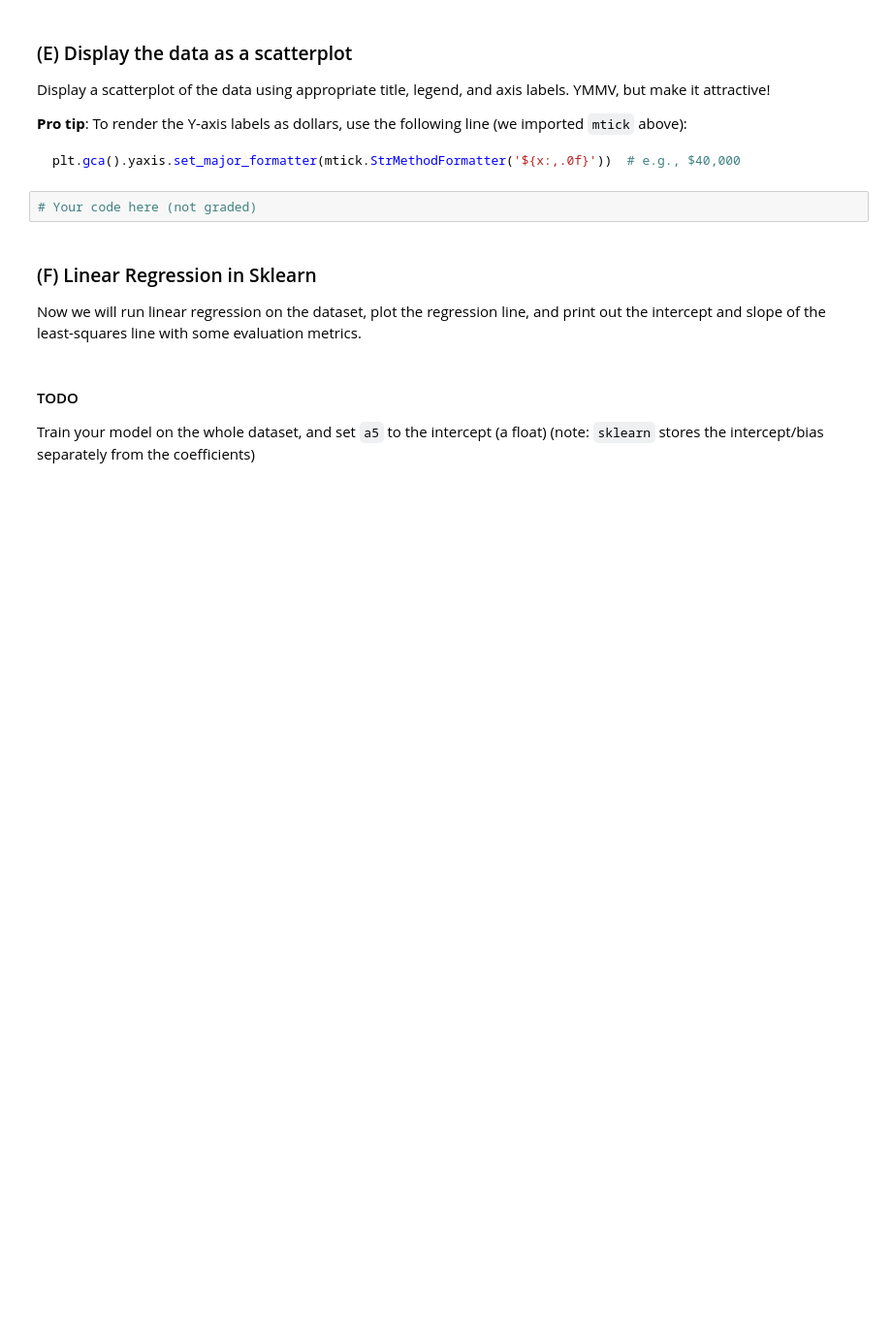
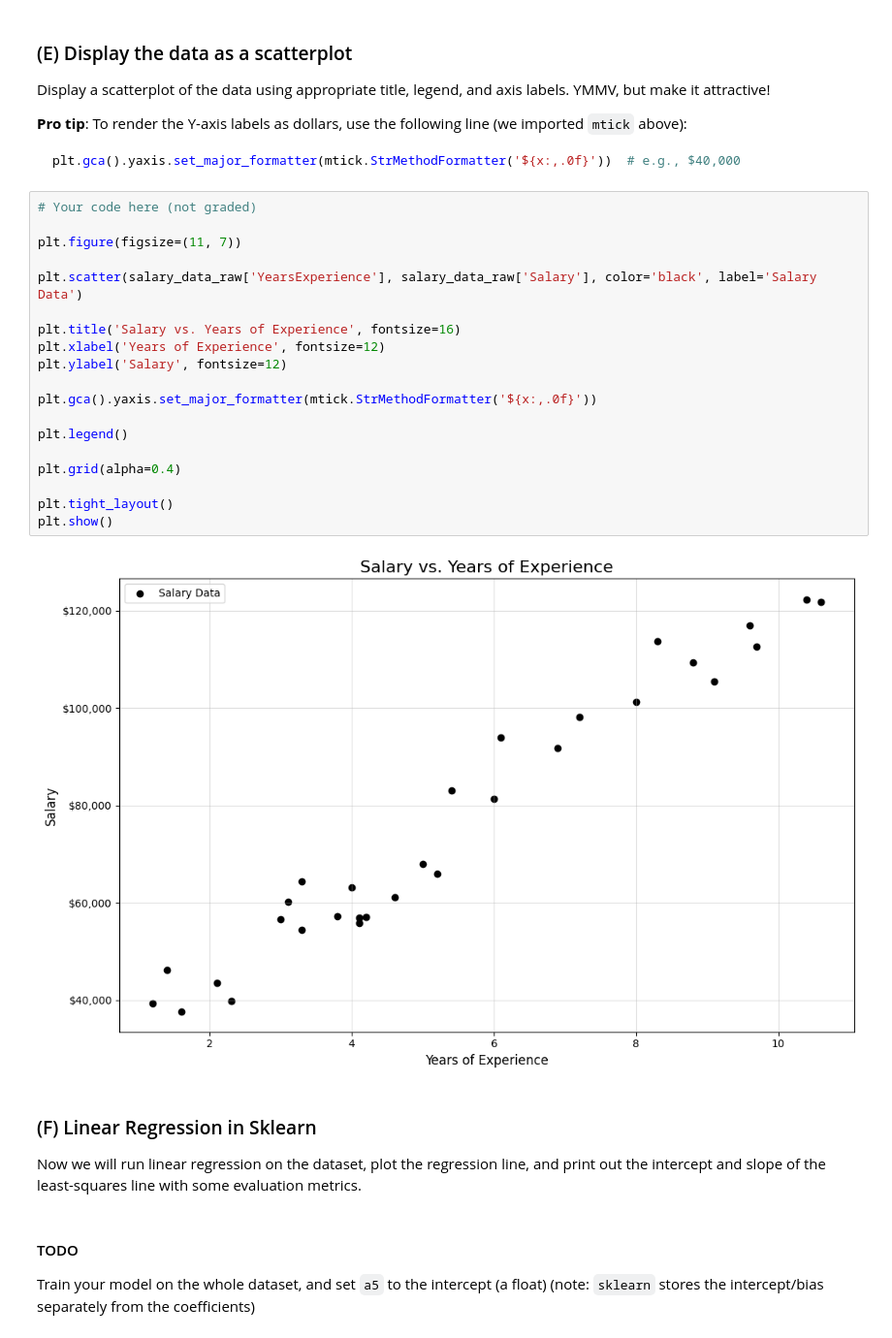
Before and after one commit to CockrelMBU25/Module-3-Assignments, a Jupyter notebook: Homework_01.ipynb, the cells around one changed output. Shown at 97% size. Cells and saved outputs as stored; diff of their text form; blank space fills up the shorter version.

````diff
--- a/Homework_01.ipynb
+++ b/Homework_01.ipynb
@@ -271,6 +275,25 @@ plt.gca().yaxis.set_major_formatter(mtick.StrMethodFormatter('${x:,.0f}'))  # e.
 ```
 # %%
 # Your code here (not graded)
+
+plt.figure(figsize=(11, 7))
+
+plt.scatter(salary_data_raw['YearsExperience'], salary_data_raw['Salary'], color='black', label='Salary Data')
+
+plt.title('Salary vs. Years of Experience', fontsize=16)
+plt.xlabel('Years of Experience', fontsize=12)
+plt.ylabel('Salary', fontsize=12)
+
+plt.gca().yaxis.set_major_formatter(mtick.StrMethodFormatter('${x:,.0f}'))
+
+plt.legend()
+
+plt.grid(alpha=0.4)
+
+plt.tight_layout()
+plt.show()
+# %% [output]
+[figure, added]
 # %% [markdown]
  ### (F) Linear Regression in Sklearn
 
````
Also changed, not shown: parts of 7 cells of this notebook.
